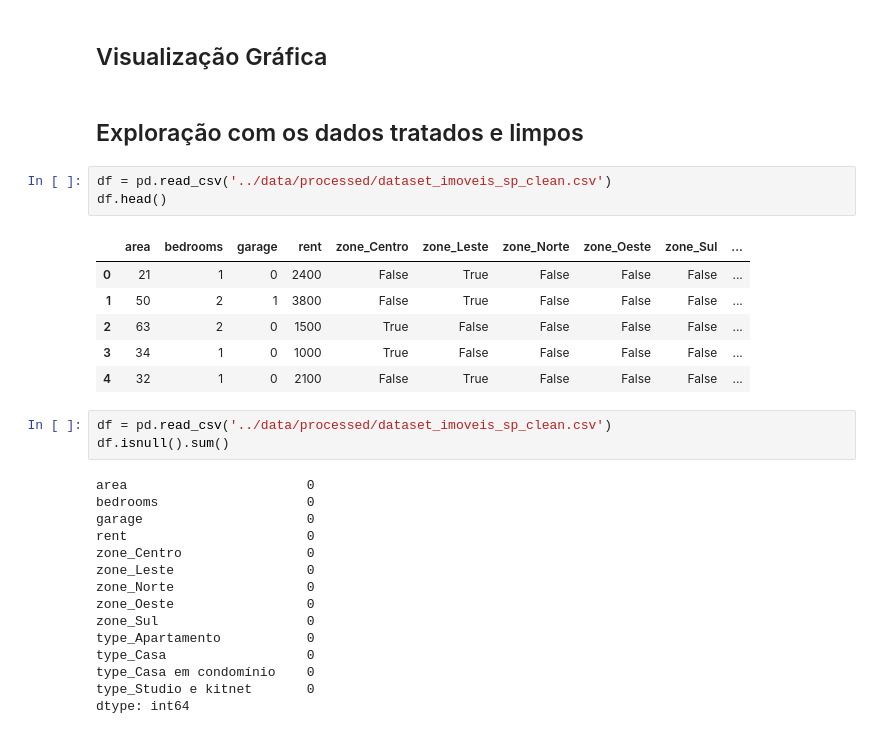
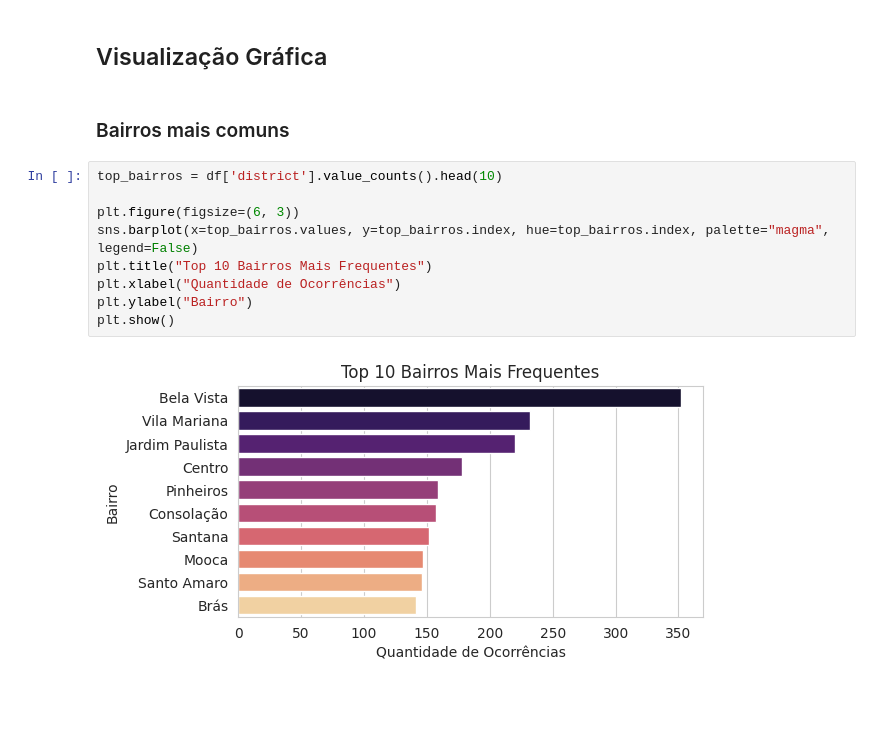
Before and after one commit to fernandarodriguess/AnaliseExploratoria-Imoveis-SP, a Jupyter notebook: notebooks/01_data_exploration.ipynb, the cells around one changed output. Saved outputs shown, nothing was run; the diff lists cells and outputs as text; blank space fills up the shorter version.

```diff
--- a/notebooks/01_data_exploration.ipynb
+++ b/notebooks/01_data_exploration.ipynb
@@ -186,33 +184,16 @@ Base de dados brutos com informações de moradias para alugar em São Paulo, no
 - O tipo de moradia mais comum é o 'Apartamento', aparecendo 7.194 vezes.
 # %% [markdown]
 ## Visualização Gráfica
-# %% [markdown]
-## Exploração com os dados tratados e limpos
-# %%
-df = pd.read_csv('../data/processed/dataset_imoveis_sp_clean.csv')
-df.head()
-# %% [output]
-|  | area | bedrooms | garage | rent | zone_Centro | zone_Leste | zone_Norte | zone_Oeste | zone_Sul | ... |
-| 0 | 21 | 1 | 0 | 2400 | False | True | False | False | False | ... |
-| 1 | 50 | 2 | 1 | 3800 | False | True | False | False | False | ... |
-| 2 | 63 | 2 | 0 | 1500 | True | False | False | False | False | ... |
-| 3 | 34 | 1 | 0 | 1000 | True | False | False | False | False | ... |
-| 4 | 32 | 1 | 0 | 2100 | False | True | False | False | False | ... |
-# %%
-df = pd.read_csv('../data/processed/dataset_imoveis_sp_clean.csv')
-df.isnull().sum()
-# %% [output]
-area                       0
-bedrooms                   0
-garage                     0
-rent                       0
-zone_Centro                0
-zone_Leste                 0
-zone_Norte                 0
-zone_Oeste                 0
-zone_Sul                   0
-type_Apartamento           0
-type_Casa                  0
-type_Casa em condomínio    0
-type_Studio e kitnet       0
-dtype: int64
+# %% [markdown]
+### Bairros mais comuns
+# %%
+top_bairros = df['district'].value_counts().head(10)
+
+plt.figure(figsize=(6, 3))
+sns.barplot(x=top_bairros.values, y=top_bairros.index, hue=top_bairros.index, palette="magma", legend=False)
+plt.title("Top 10 Bairros Mais Frequentes")
+plt.xlabel("Quantidade de Ocorrências")
+plt.ylabel("Bairro")
+plt.show()
+# %% [output]
+[figure, added]
```
Also changed, not shown: parts of 12 cells of this notebook, 1 other file.
